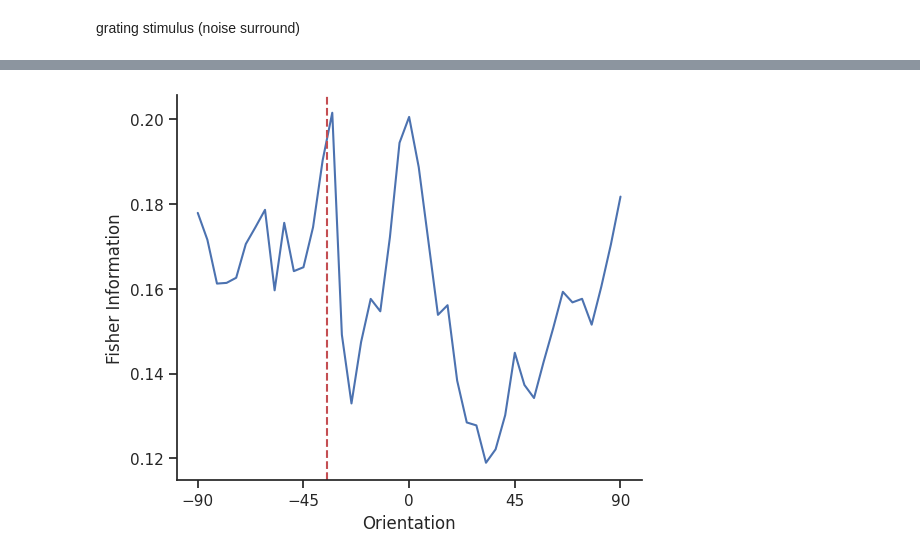
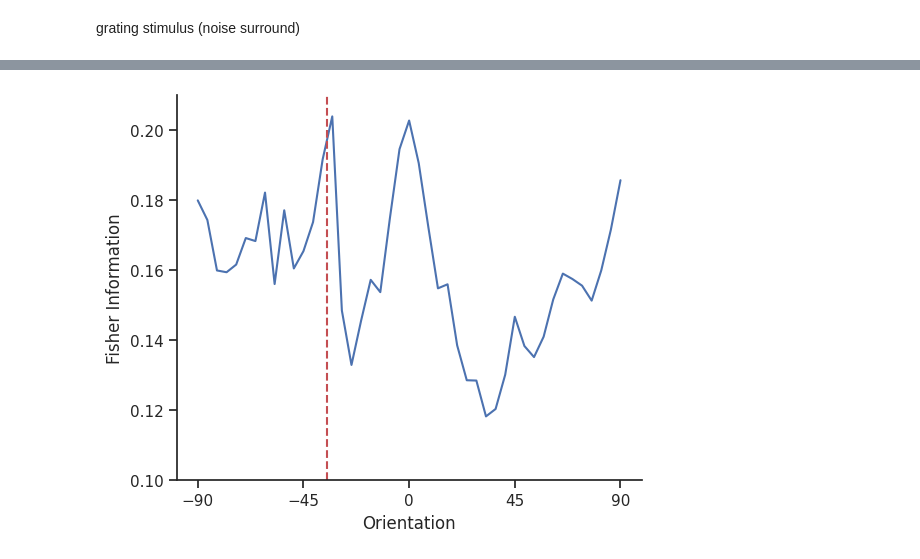
Before and after one commit to lingqiz/PsychophysicsNN, a Jupyter notebook: cnxt_fisher.ipynb, the cells around one changed output, grey strips where cells are left out. Saved outputs shown, nothing was run; the diff lists cells and outputs as text; code cells hidden in the pictures.

```diff
--- a/cnxt_fisher.ipynb
+++ b/cnxt_fisher.ipynb
@@ -46,7 +47,7 @@ _ = alex_net.load_state_dict(model_zoo.load_url(model_urls['alexnet']))
 # %% [markdown]
 grating stimulus (noise surround)
 # %%
-n_iter = 256
+n_iter = 512
 all_fisher = []
 for idx in tqdm(range(n_iter)):
     # set stimulus parameter
@@ -76,5 +78,5 @@ with surround context
 # %%
-n_iter = 256
+n_iter = 512
 all_fisher = []
 
 # +35 deg
@@ -107,5 +112,5 @@ plt.show()
 # %%
-n_iter = 256
+n_iter = 512
 all_fisher = []
 
 # -35 deg
@@ -124,14 +129,15 @@ for idx in tqdm(range(n_iter)):
 # %%
 fisher = np.stack(all_fisher, axis=0)
 avg_fisher = np.mean(fisher, axis=0)
 std_fisher = np.std(fisher, axis=0)
 
 fig = plt.figure(figsize=(6, 5))
 plt.plot(theta, avg_fisher)
+plt.ylim([0.10, 0.21])
 plt.axvline(x=-35, color='r', linestyle='--')
 plt.xlabel('Orientation')
 plt.ylabel('Fisher Information')
 plt.xticks(np.arange(-90, 91, 45))
 plt.show()
 # %% [output]
-[figure, old version]
+[figure, new version]
```
Also changed, not shown: parts of 5 cells of this notebook, 2 other files.
